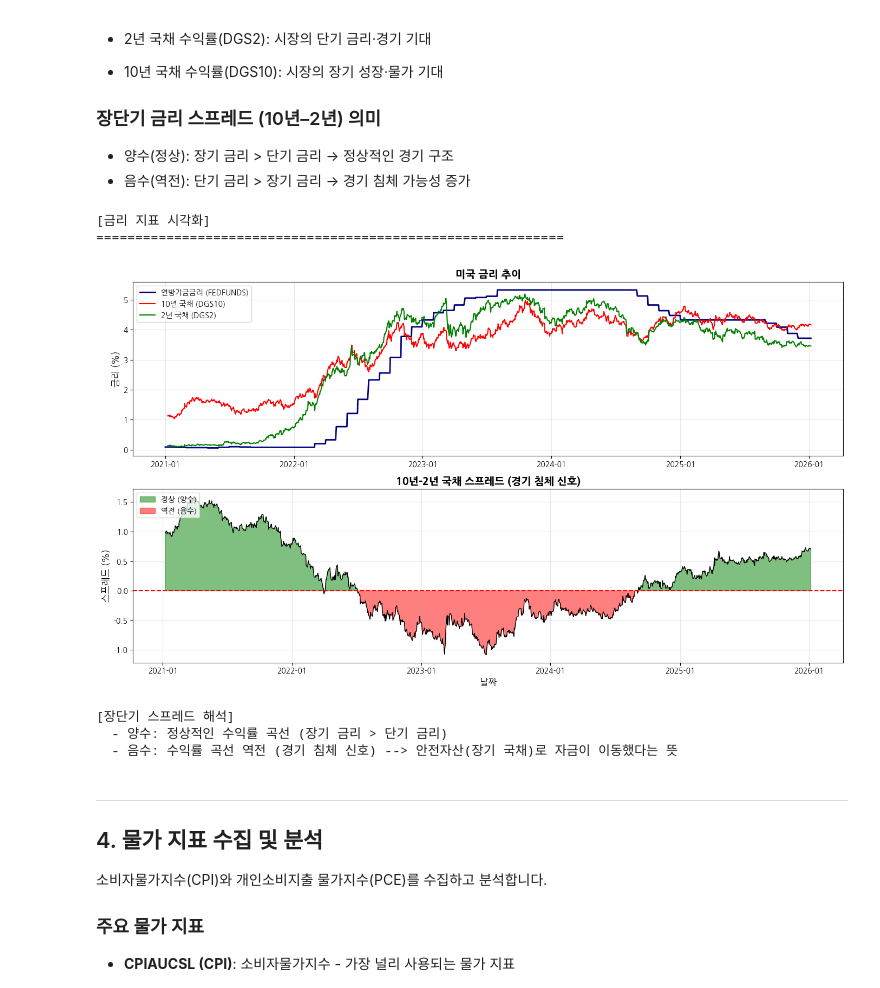
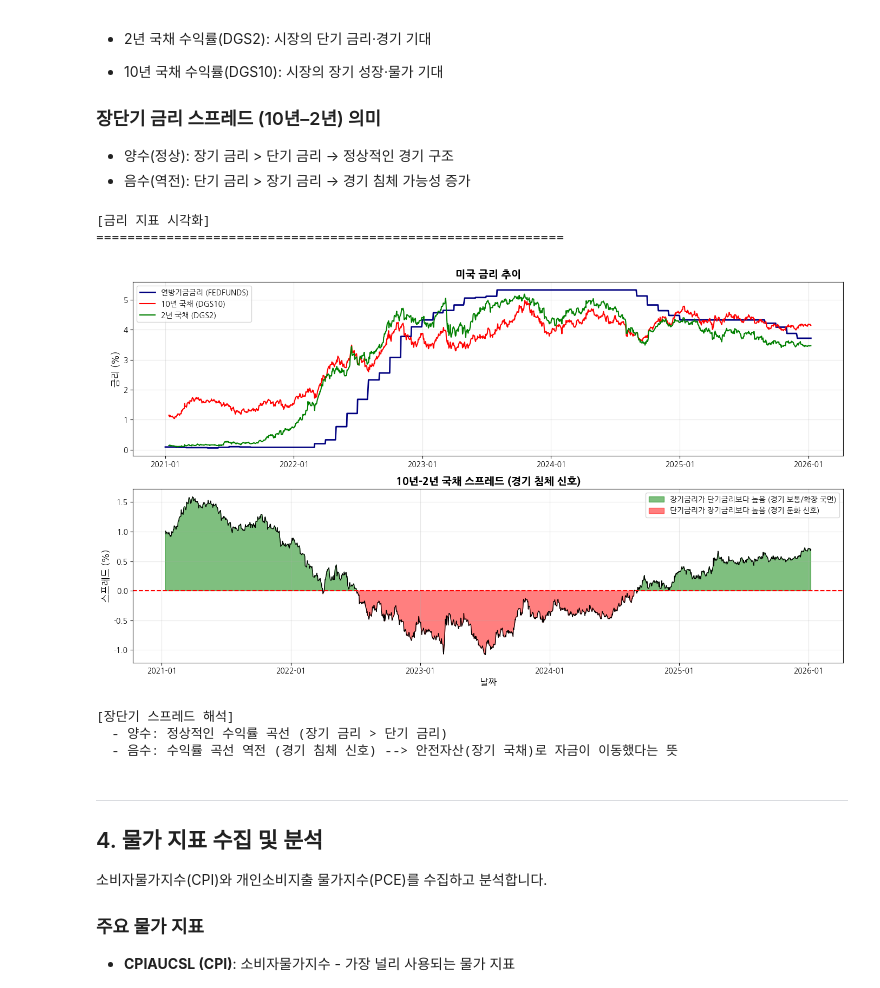
Before and after one commit to ironmanciti/Finance_ePassKorea, a Jupyter notebook: Module_02_경제금융지표수집자동화/13_실습_FRED_API_경제지표_수집.ipynb, the cells around one changed output. Drawn from its saved outputs; the diff is of its cells as text; code cells hidden in the pictures.

```diff
--- a/Module_02_경제금융지표수집자동화/13_실습_FRED_API_경제지표_수집.ipynb
+++ b/Module_02_경제금융지표수집자동화/13_실습_FRED_API_경제지표_수집.ipynb
@@ -268,6 +229,9 @@ df_rates_clean.describe().round(2)
 # 금리 지표 시각화
 print("\n[금리 지표 시각화]")
 print("=" * 60)
+
+# 결측치 처리 (전방 채움)
+df_rates_clean = df_rates.ffill()
 
 fig, (ax1, ax2) = plt.subplots(2, 1, figsize=(14, 8))
 
@@ -282,37 +246,37 @@ ax1.plot(df_rates_clean.index, df_rates_clean['DGS2'],
 ax1.set_title('미국 금리 추이', fontsize=14, fontweight='bold')
 ax1.set_ylabel('금리 (%)', fontsize=12)
 ax1.legend(loc='upper left')
 ax1.grid(True, alpha=0.3)
 ax1.xaxis.set_major_formatter(mdates.DateFormatter('%Y-%m'))
 ax1.xaxis.set_major_locator(mdates.YearLocator())
 
 # (2) 장단기 스프레드
 spread = df_rates_clean['T10Y2Y']
 ax2.fill_between(spread.index, 0, spread,
-                    where=(spread >= 0), color='green', alpha=0.5, label='정상 (양수)')
+                    where=(spread >= 0), color='green', alpha=0.5, label='장기금리가 단기금리보다 높음 (경기 보통/확장 국면)')
 ax2.fill_between(spread.index, 0, spread,
-                    where=(spread < 0), color='red', alpha=0.5, label='역전 (음수)')
+                    where=(spread < 0), color='red', alpha=0.5, label='단기금리가 장기금리보다 높음 (경기 둔화 신호)')
 ax2.plot(spread.index, spread, color='black', linewidth=1)
 ax2.axhline(y=0, color='red', linestyle='--', linewidth=1.5)
 
 ax2.set_title('10년-2년 국채 스프레드 (경기 침체 신호)', fontsize=14, fontweight='bold')
 ax2.set_ylabel('스프레드 (%)', fontsize=12)
 ax2.set_xlabel('날짜', fontsize=12)
-ax2.legend(loc='upper left')
+ax2.legend(loc='upper right')
 ax2.grid(True, alpha=0.3)
 ax2.xaxis.set_major_formatter(mdates.DateFormatter('%Y-%m'))
 ax2.xaxis.set_major_locator(mdates.YearLocator())
 
 plt.tight_layout()
 plt.show()
 
 print("\n[장단기 스프레드 해석]")
 print("  - 양수: 정상적인 수익률 곡선 (장기 금리 > 단기 금리)")
 print("  - 음수: 수익률 곡선 역전 (경기 침체 신호) --> 안전자산(장기 국채)로 자금이 이동했다는 뜻")
 # %% [output]
 [금리 지표 시각화]
 ============================================================
-[figure, old version]
+[figure, new version]
 [장단기 스프레드 해석]
   - 양수: 정상적인 수익률 곡선 (장기 금리 > 단기 금리)
   - 음수: 수익률 곡선 역전 (경기 침체 신호) --> 안전자산(장기 국채)로 자금이 이동했다는 뜻
```
Also changed, not shown: parts of 15 cells of this notebook, 25 other files.
